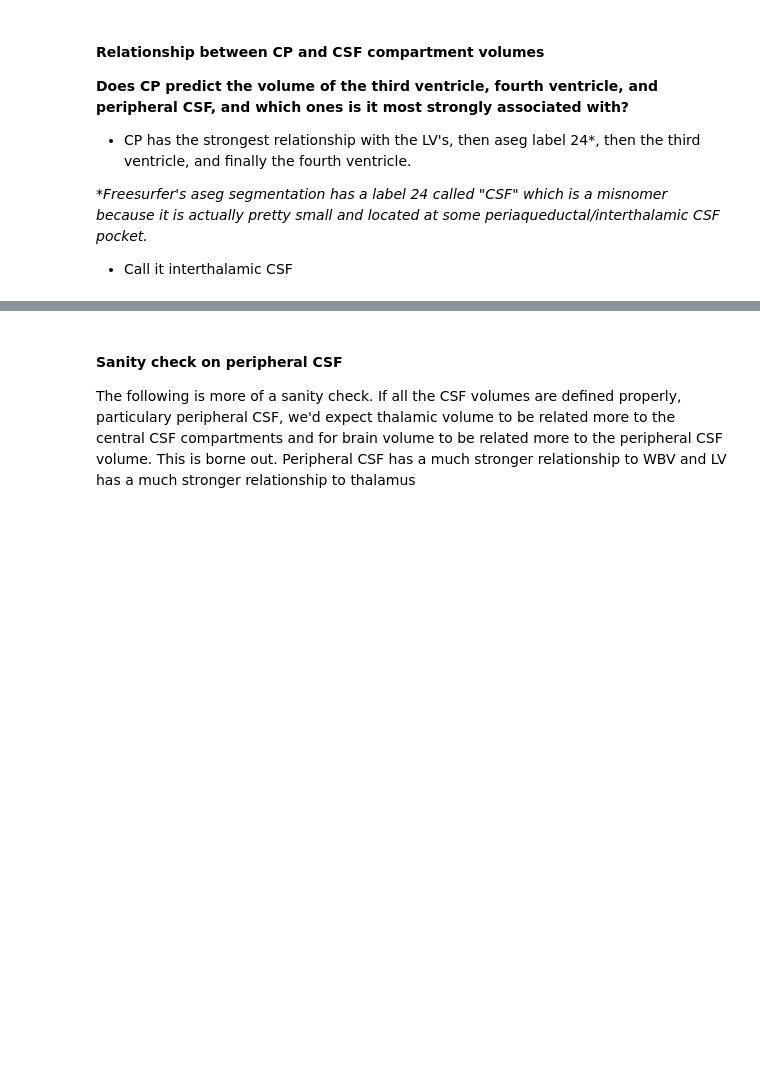
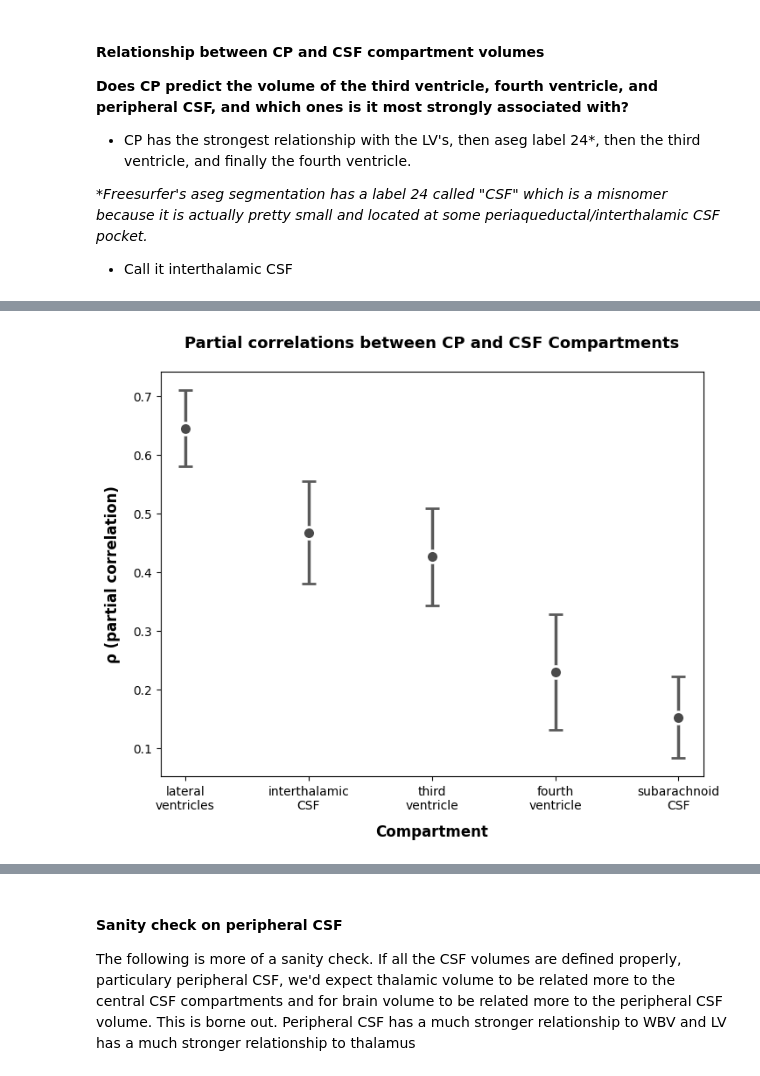
Before and after one commit to srs328/ms_mri, a Jupyter notebook: analysis/thalamus/results/3-CP_CSF_analysis.ipynb, the cells around one changed output, grey strips where cells are left out. Cells and saved outputs as stored; diff of their text form; code cells hidden in the pictures; blank space fills up the shorter version.

````diff
--- a/analysis/thalamus/results/3-CP_CSF_analysis.ipynb
+++ b/analysis/thalamus/results/3-CP_CSF_analysis.ipynb
@@ -171,39 +216,29 @@ Also, atrophy associated with ventricular enlargement could be global or central
 
 - Call it interthalamic CSF
 # %%
-model_data_z = zscore(data[MS_patients], skip_vars=["PRL"])
+model_data = zscore(data[MS_patients], skip_vars=["PRL"])
 
-test_outcomes = ["LV_log", "interCSF_log", "thirdV_log", "fourthV_log", "periCSF_log"]
+outcomes = ["LV_log", "interCSF_log", "thirdV_log", "fourthV_log", "periCSF_log"]
 predictors = ["CP", "t2lv_log", "THALAMUS_1", "brain", "PRL"]
 covariates = ["age", "Female", "tiv"]
 
-_, results, _ = regutils.run_regressions(
-    model_data_z, test_outcomes, predictors, covariates=covariates
+_, results, check = regutils.run_regressions(
+    model_data, outcomes, predictors, covariates=covariates
 )
 
-predictor_to_show = "CP"
-formula = regutils.formula_string("outcome", predictor_to_show, covariates)
-results_present = results[predictor_to_show].rename(
-    index={
-        # "interCSF_log": "aseg24_CSF_log",
-        # "thirdV_log": "aseg14_thirdV",
-        # "fourthV_log": "aseg15_fourthV",
-    }
-)
-
-# display(Markdown(f"**Effect of {predictor_to_show} on outcomes**"))
-# display(Markdown(f"`{formula}`"))
-# display(
-#     Markdown(regutils.present_model(results_present, presentation_cols).to_markdown())
-# )
-
-
-for predictor, result in results.items():
+# for predictor, result in results.items():
+for predictor in ["CP", "t2lv_log"]:
+    result = results[predictor]
     formula = regutils.formula_string("outcome", predictor, covariates)
     display_order = result["coef"].apply(np.abs).sort_values(ascending=False).index
     display(Markdown(f"```R\n{formula}\n```\n"))
-    display(Markdown(regutils.present_model(result, cols=presentation_cols, inds=display_order).to_markdown()))
-    display(Markdown("---"))
+    display(
+        Markdown(
+            regutils.present_model(
+                result, cols=presentation_cols, inds=display_order
+            ).to_markdown()
+        )
+    )
 # %% [output]
 ```R
 outcome ~ CP + age + Female + tiv
@@ -253 +263,5 @@ outcome ~ brain + age + Female + tiv
+# %%
+plot_compartment_betas(results['CP'])
+# %% [output]
+[figure, added]
 # %%
````
Also changed, not shown: parts of 24 cells of this notebook, 4 other files.
